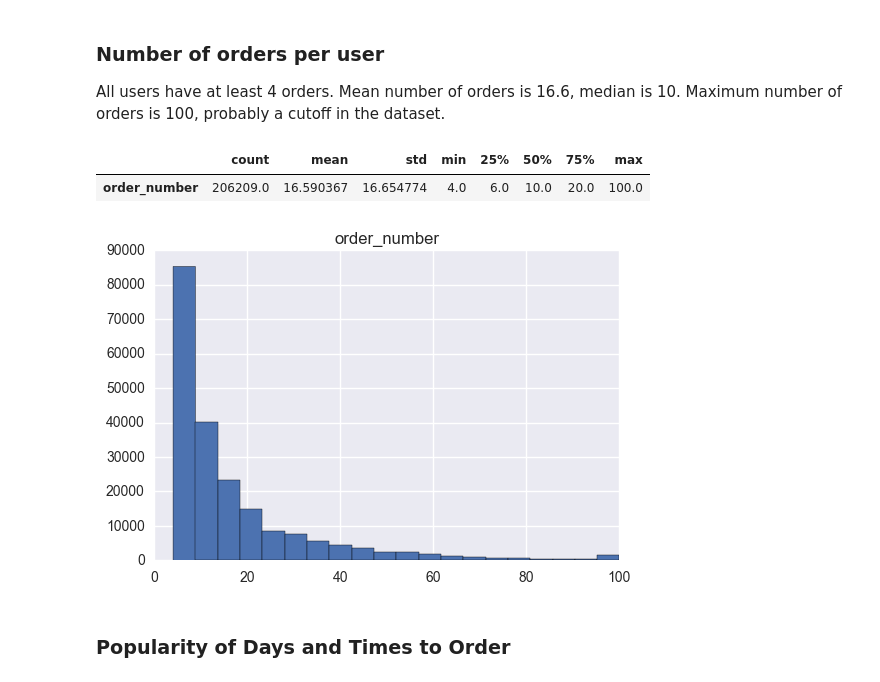
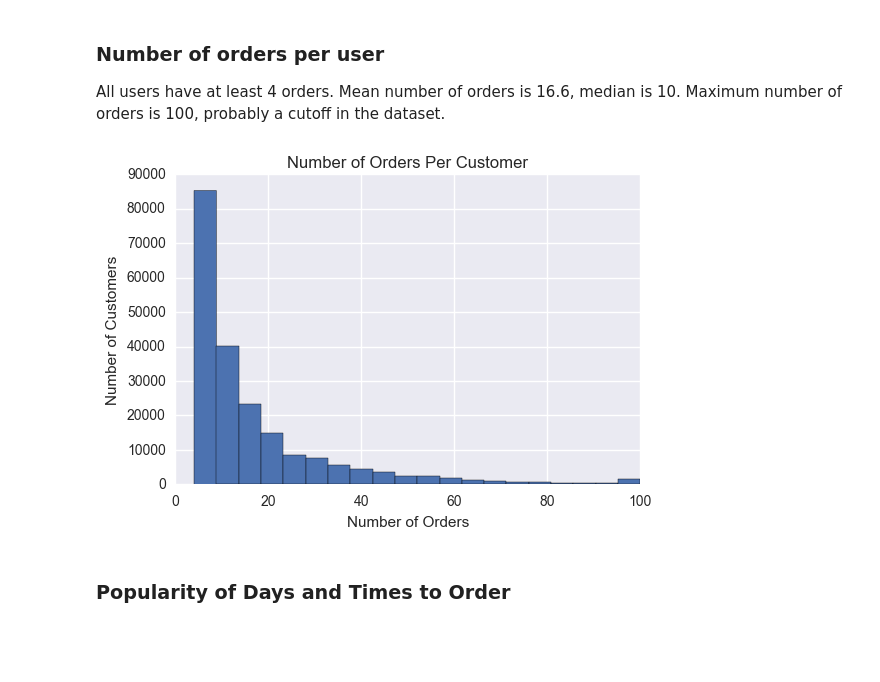
Before and after one commit to cemiller220/Instacart, a Jupyter notebook: Instacart.ipynb, the cells around one changed output. Saved outputs shown, nothing was run; the diff lists cells and outputs as text; code cells hidden in the pictures; blank space fills up the shorter version.

```diff
--- a/Instacart.ipynb
+++ b/Instacart.ipynb
@@ -31,11 +31,13 @@ All users have at least 4 orders. Mean number of orders is 16.6, median is 10. M
 # %%
 num_orders = pd.DataFrame(orders.groupby('user_id')['order_number'].max())
 num_orders.hist(bins=20)
 num_orders.describe().T
+plt.title('Number of Orders Per Customer')
+plt.xlabel('Number of Orders')
+plt.ylabel('Number of Customers')
+plt.savefig('figures/orders.png', bbox_inches='tight')
 # %% [output]
-|  | count | mean | std | min | 25% | 50% | 75% | max |
-| order_number | 206209.0 | 16.590367 | 16.654774 | 4.0 | 6.0 | 10.0 | 20.0 | 100.0 |
-[figure, old version]
+[figure, new version]
 # %% [markdown]
 ### Popularity of Days and Times to Order
 # %%
```
Also changed, not shown: parts of 14 cells of this notebook.
